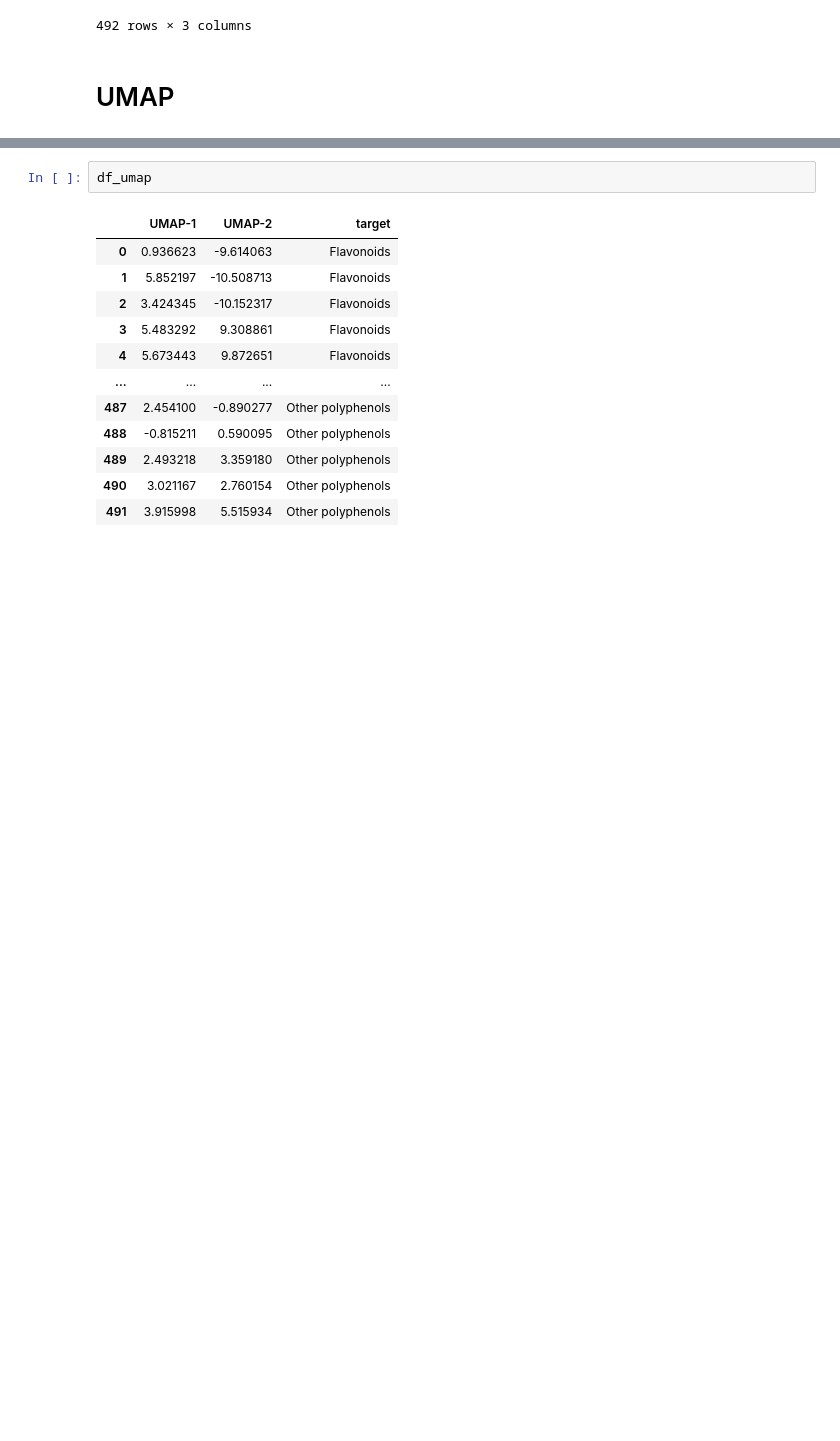
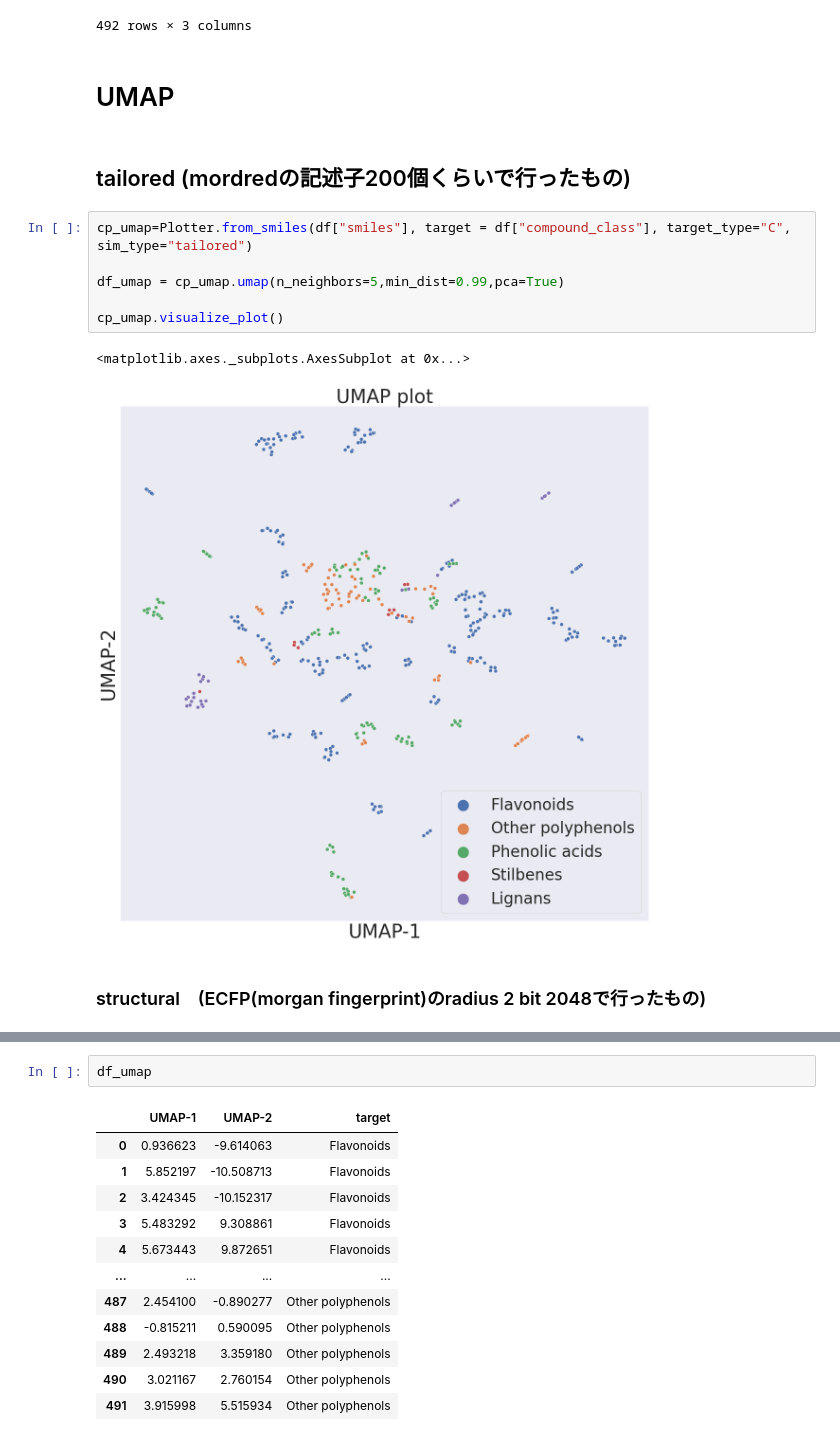
Before and after one commit to poclab-web/chemplot, a Jupyter notebook: chemplot.ipynb, the cells around one changed output, grey strips where cells are left out. Drawn from its saved outputs; the diff is of its cells as text; blank space fills up the shorter version.

```diff
--- a/chemplot.ipynb
+++ b/chemplot.ipynb
@@ -146,6 +135,19 @@ df_pca
 492 rows × 3 columns
 # %% [markdown]
 # UMAP
+# %% [markdown]
+## tailored (mordredの記述子200個くらいで行ったもの)
+# %%
+cp_umap=Plotter.from_smiles(df["smiles"], target = df["compound_class"], target_type="C", sim_type="tailored")
+
+df_umap = cp_umap.umap(n_neighbors=5,min_dist=0.99,pca=True)
+
+cp_umap.visualize_plot()
+# %% [output]
+<matplotlib.axes._subplots.AxesSubplot at 0x...>
+[figure, added]
+# %% [markdown]
+### structural　(ECFP(morgan fingerprint)のradius 2 bit 2048で行ったもの)
 # %%
 cp_umap=Plotter.from_smiles(df["smiles"], target = df["compound_class"], target_type="C", sim_type="structural")
 
```
Also changed, not shown: parts of 8 cells of this notebook.
